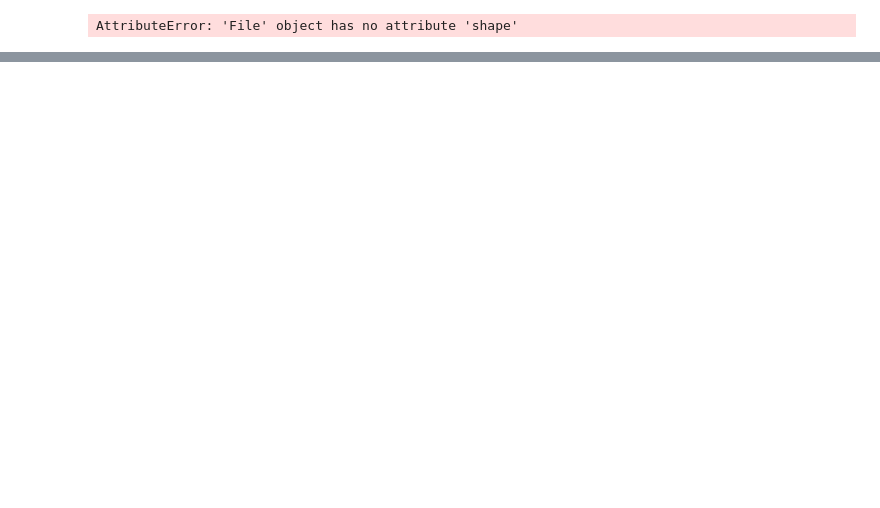
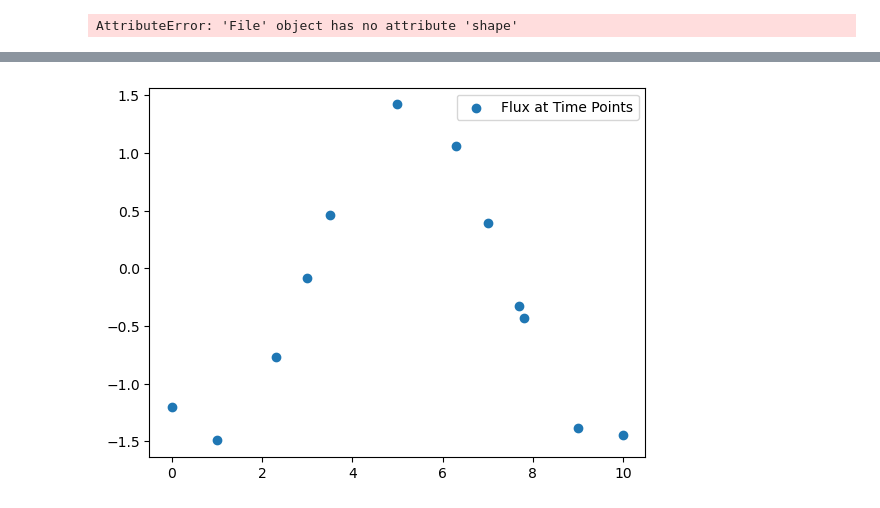
Before and after one commit to pvl19/lc-gen, a Jupyter notebook: adhoc.ipynb, the cells around one changed output, grey strips where cells are left out. Cells and saved outputs as stored; diff of their text form; code cells hidden in the pictures; blank space fills up the shorter version.

```diff
--- a/adhoc.ipynb
+++ b/adhoc.ipynb
@@ -18,0 +49,6 @@ AttributeError: 'File' object has no attribute 'shape'
+# %%
+plt.scatter(time, flux_at_t, label='Flux at Time Points')
+plt.legend()
+plt.show()
+# %% [output]
+[figure, added]
```
Also changed, not shown: parts of 9 cells of this notebook, 13 other files.
